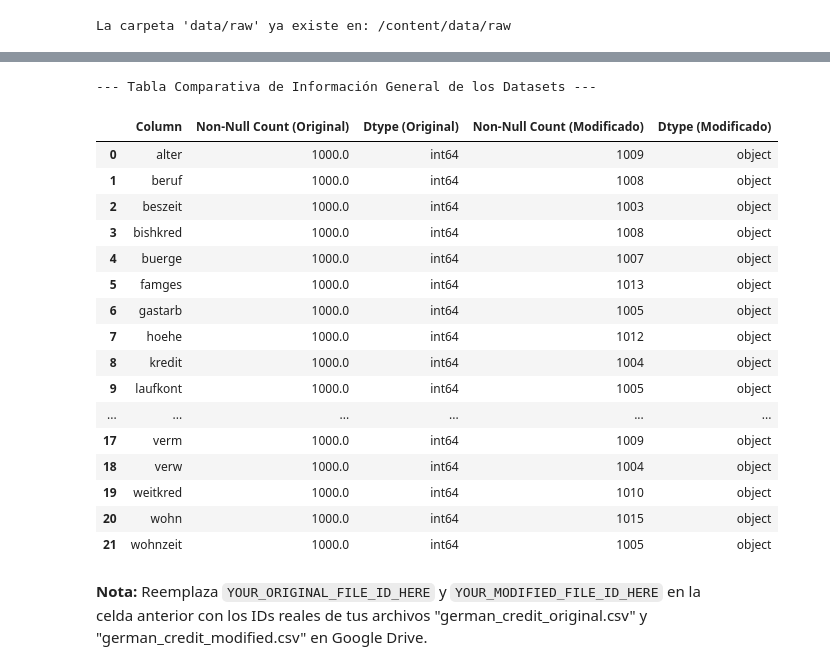
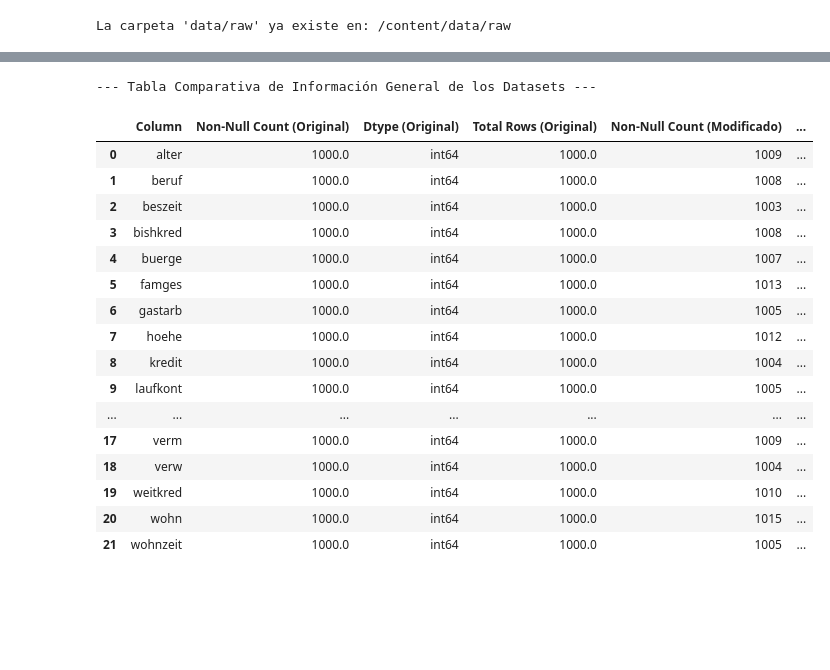
Before and after one commit to m-gaytan/mna-mlops-team46, a Jupyter notebook: notebooks/1_clean_data.ipynb, the cells around one changed output, grey strips where cells are left out. Saved outputs shown, nothing was run; the diff lists cells and outputs as text; code cells hidden in the pictures; blank space fills up the shorter version.

```diff
--- a/notebooks/1_clean_data.ipynb
+++ b/notebooks/1_clean_data.ipynb
@@ -180,43 +180,42 @@ Dataset modificado cargado exitosamente en df_modified.
 # %%
 #@title Tabla comparativa de información general de los datasets
 
 def dataframe_info_to_dataframe(df, suffix):
     """Convierte la información de un DataFrame a un DataFrame."""
     info = []
+    total_rows = df.shape[0] # Obtener el número total de filas
     for col in df.columns:
         non_null_count = df[col].count()
         dtype = df[col].dtype
-        info.append({'Column': col, f'Non-Null Count ({suffix})': non_null_count, f'Dtype ({suffix})': dtype})
+        info.append({'Column': col, f'Non-Null Count ({suffix})': non_null_count, f'Dtype ({suffix})': dtype, f'Total Rows ({suffix})': total_rows}) # Agregar el total de filas
     return pd.DataFrame(info)
 
 # Obtener información de ambos DataFrames como DataFrames separados
 info_df_original = dataframe_info_to_dataframe(df_original, 'Original')
 info_df_modified = dataframe_info_to_dataframe(df_modified, 'Modificado')
 
 # Combinar los DataFrames de información
 # Usamos 'outer' join para incluir todas las columnas de ambos DataFrames
 comparative_info_df = pd.merge(info_df_original, info_df_modified, on='Column', how='outer')
 
 print("--- Tabla Comparativa de Información General de los Datasets ---")
 display(comparative_info_df)
 # %% [output]
 --- Tabla Comparativa de Información General de los Datasets ---
-|  | Column | Non-Null Count (Original) | Dtype (Original) | Non-Null Count (Modificado) | Dtype (Modificado) |
-| 0 | alter | 1000.0 | int64 | 1009 | object |
-| 1 | beruf | 1000.0 | int64 | 1008 | object |
-| 2 | beszeit | 1000.0 | int64 | 1003 | object |
-| 3 | bishkred | 1000.0 | int64 | 1008 | object |
-| 4 | buerge | 1000.0 | int64 | 1007 | object |
-| 5 | famges | 1000.0 | int64 | 1013 | object |
-| 6 | gastarb | 1000.0 | int64 | 1005 | object |
-| 7 | hoehe | 1000.0 | int64 | 1012 | object |
-| 8 | kredit | 1000.0 | int64 | 1004 | object |
-| 9 | laufkont | 1000.0 | int64 | 1005 | object |
-| ... | ... | ... | ... | ... | ... |
-| 17 | verm | 1000.0 | int64 | 1009 | object |
-| 18 | verw | 1000.0 | int64 | 1004 | object |
-| 19 | weitkred | 1000.0 | int64 | 1010 | object |
-| 20 | wohn | 1000.0 | int64 | 1015 | object |
-| 21 | wohnzeit | 1000.0 | int64 | 1005 | object |
+|  | Column | Non-Null Count (Original) | Dtype (Original) | Total Rows (Original) | Non-Null Count (Modificado) | ... |
+| 0 | alter | 1000.0 | int64 | 1000.0 | 1009 | ... |
+| 1 | beruf | 1000.0 | int64 | 1000.0 | 1008 | ... |
+| 2 | beszeit | 1000.0 | int64 | 1000.0 | 1003 | ... |
+| 3 | bishkred | 1000.0 | int64 | 1000.0 | 1008 | ... |
+| 4 | buerge | 1000.0 | int64 | 1000.0 | 1007 | ... |
+| 5 | famges | 1000.0 | int64 | 1000.0 | 1013 | ... |
+| 6 | gastarb | 1000.0 | int64 | 1000.0 | 1005 | ... |
+| 7 | hoehe | 1000.0 | int64 | 1000.0 | 1012 | ... |
+| 8 | kredit | 1000.0 | int64 | 1000.0 | 1004 | ... |
+| 9 | laufkont | 1000.0 | int64 | 1000.0 | 1005 | ... |
+| ... | ... | ... | ... | ... | ... | ... |
+| 17 | verm | 1000.0 | int64 | 1000.0 | 1009 | ... |
+| 18 | verw | 1000.0 | int64 | 1000.0 | 1004 | ... |
+| 19 | weitkred | 1000.0 | int64 | 1000.0 | 1010 | ... |
+| 20 | wohn | 1000.0 | int64 | 1000.0 | 1015 | ... |
+| 21 | wohnzeit | 1000.0 | int64 | 1000.0 | 1005 | ... |
-# %% [markdown]
-**Nota:** Reemplaza `YOUR_ORIGINAL_FILE_ID_HERE` y `YOUR_MODIFIED_FILE_ID_HERE` en la celda anterior con los IDs reales de tus archivos "german_credit_original.csv" y "german_credit_modified.csv" en Google Drive.
```
Also changed, not shown: parts of 12 cells of this notebook.
